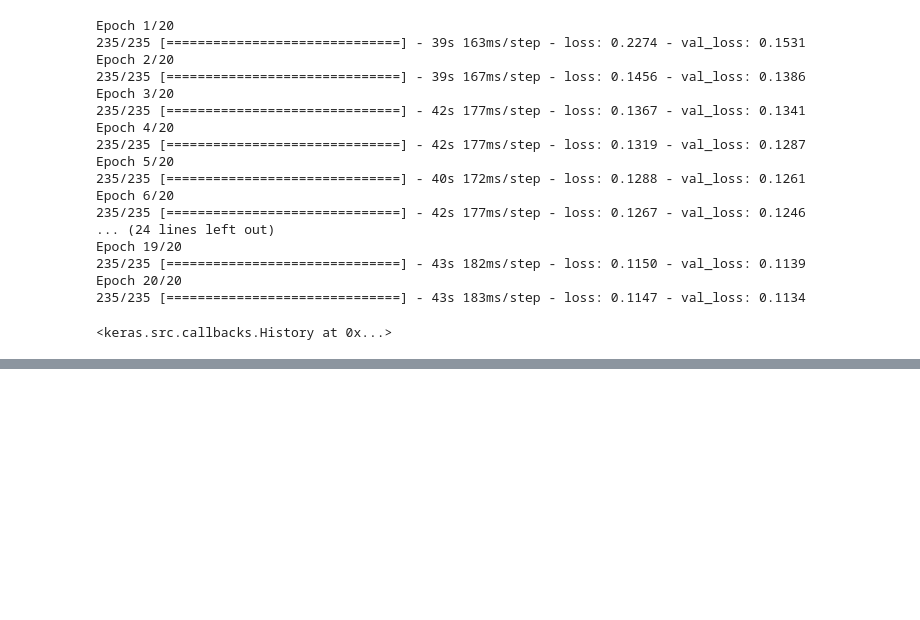
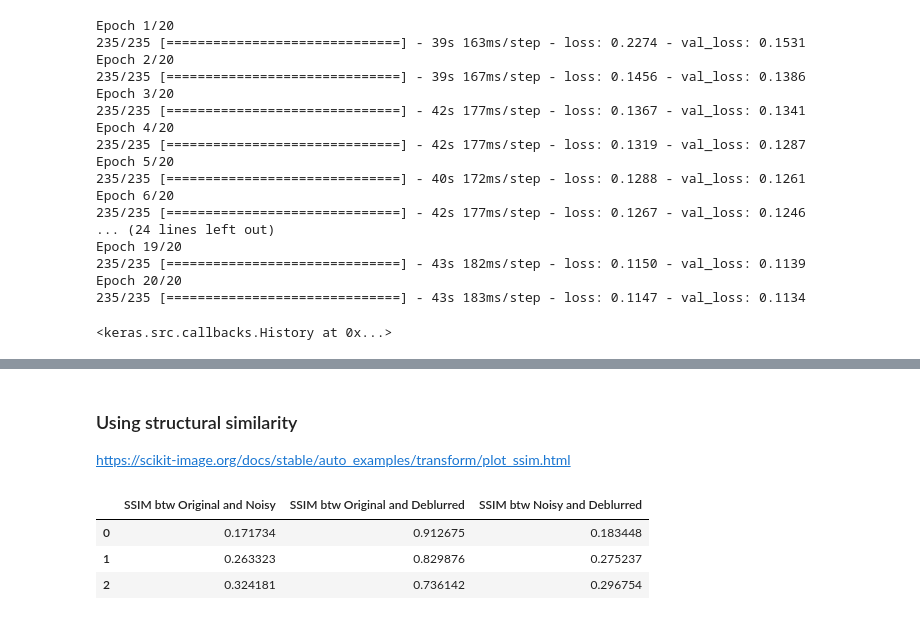
Before and after one commit to izsom/MachineLearning23ws, a Jupyter notebook: Exercise3/code/CNN_Autoencoder.ipynb, the cells around one changed output, grey strips where cells are left out. Drawn from its saved outputs; the diff is of its cells as text; code cells hidden in the pictures; blank space fills up the shorter version.

```diff
--- a/Exercise3/code/CNN_Autoencoder.ipynb
+++ b/Exercise3/code/CNN_Autoencoder.ipynb
@@ -147,0 +234,18 @@ plt.show()
+# %% [markdown]
+### Using structural similarity
+
+https://scikit-image.org/docs/stable/auto_examples/transform/plot_ssim.html
+# %%
+def calc_ssim(im1, im2):
+    return ssim(im1, im2, data_range=im1.max() - im1.min())
+
+ssim_df = pd.DataFrame({
+    'SSIM btw Original and Noisy' : [calc_ssim(x_test[i].reshape(28,28), x_test_noisy[i].reshape(28,28)) for i in index],
+    'SSIM btw Original and Deblurred' : [calc_ssim(x_test[i].reshape(28,28), pred[i].reshape(28,28)) for i in index],
+    'SSIM btw Noisy and Deblurred' : [calc_ssim(x_test_noisy[i].reshape(28,28), pred[i].reshape(28,28)) for i in index]})
+ssim_df
+# %% [output]
+|  | SSIM btw Original and Noisy | SSIM btw Original and Deblurred | SSIM btw Noisy and Deblurred |
+| 0 | 0.171734 | 0.912675 | 0.183448 |
+| 1 | 0.263323 | 0.829876 | 0.275237 |
+| 2 | 0.324181 | 0.736142 | 0.296754 |
```
Also changed, not shown: parts of 13 cells of this notebook.
